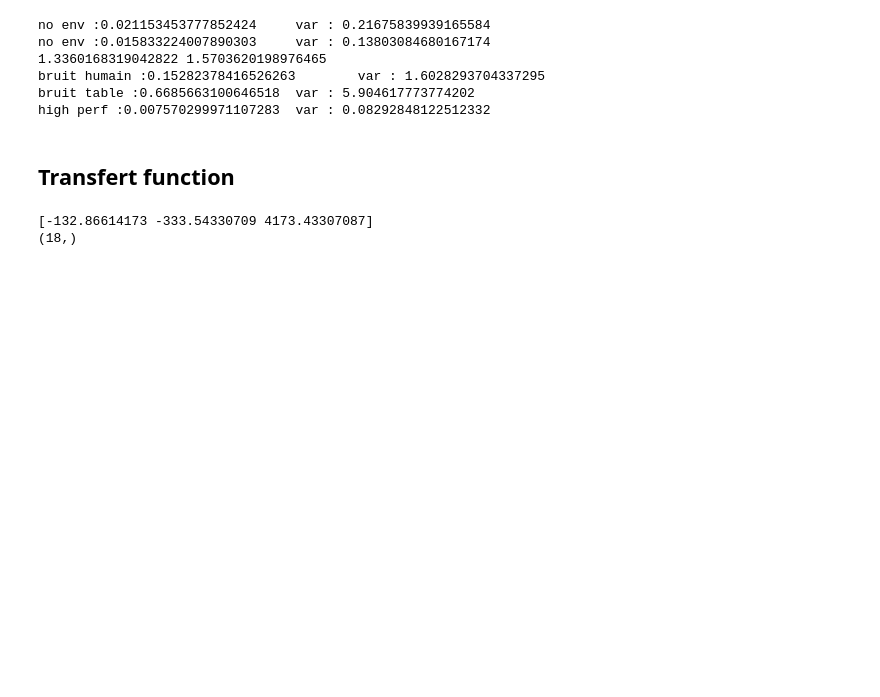
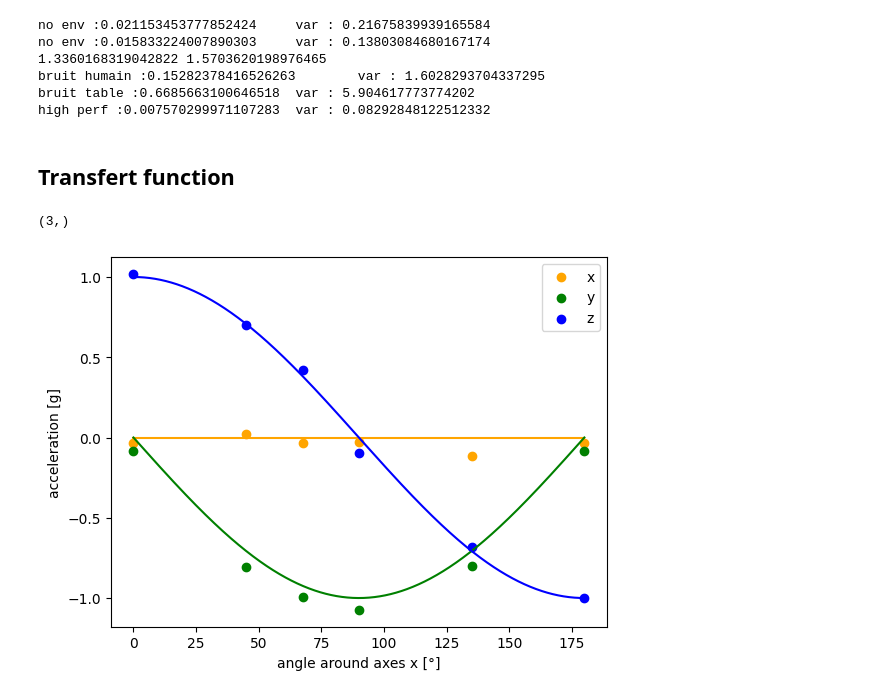
Before and after one commit to nonoswagman/LELEC2811-Group1, a Jupyter notebook: D1.ipynb, the cells around one changed output. Saved outputs shown, nothing was run; the diff lists cells and outputs as text; code cells hidden in the pictures; blank space fills up the shorter version.

Commit message:
improve graph

```diff
--- a/D1.ipynb
+++ b/D1.ipynb
@@ -88,16 +88,30 @@ a90 = np.loadtxt('data/90.log', skiprows=1, delimiter='\t')
 a135 = np.loadtxt('data/135.log', skiprows=1, delimiter='\t')
 a180 = np.loadtxt('data/180.log', skiprows=1, delimiter='\t')
 # %%
-ma0 = np.mean(a0, axis = 0)
-ma45 = np.mean(a45, axis = 0)
-ma675 = np.mean(a675, axis = 0)
-ma90 = np.mean(a90, axis = 0)
-ma135 = np.mean(a135, axis = 0)
-ma180 = np.mean(a180, axis = 0)
-print(ma0)
+ma0 = np.mean(a0, axis = 0).T
+ma45 = np.mean(a45, axis = 0).T
+ma675 = np.mean(a675, axis = 0).T
+ma90 = np.mean(a90, axis = 0).T
+ma135 = np.mean(a135, axis = 0).T
+ma180 = np.mean(a180, axis = 0).T
+print(ma0.shape)
 angle = [0,45,67.5,90,135,180]
 acc = np.concatenate((ma0, ma45,ma675,ma90,ma135,ma180))
-print(acc.shape)
+Amp= 2**12-1
+abs = np.linspace(0,180,1000)
+z = np.cos(abs/360*2*np.pi)
+y = -np.sin(abs/360*2*np.pi)
+x = np.zeros(1000)
+plt.plot(abs, x , color ='orange')
+plt.plot(abs, y , color ='green')
+plt.plot(abs, z , color ='blue')
+plt.scatter(angle, acc[::3]/Amp,label="x", color = 'orange')
+plt.scatter(angle, acc[1::3]/Amp,label="y", color = 'green')
+plt.scatter(angle, acc[2::3]/Amp,label="z", color = 'blue')
+plt.ylabel("acceleration [g]")
+plt.xlabel("angle around axes x [°]")
+plt.legend()
+plt.show()
 # %% [output]
-[-132.86614173 -333.54330709 4173.43307087]
-(18,)
+(3,)
+[figure, added]
```
